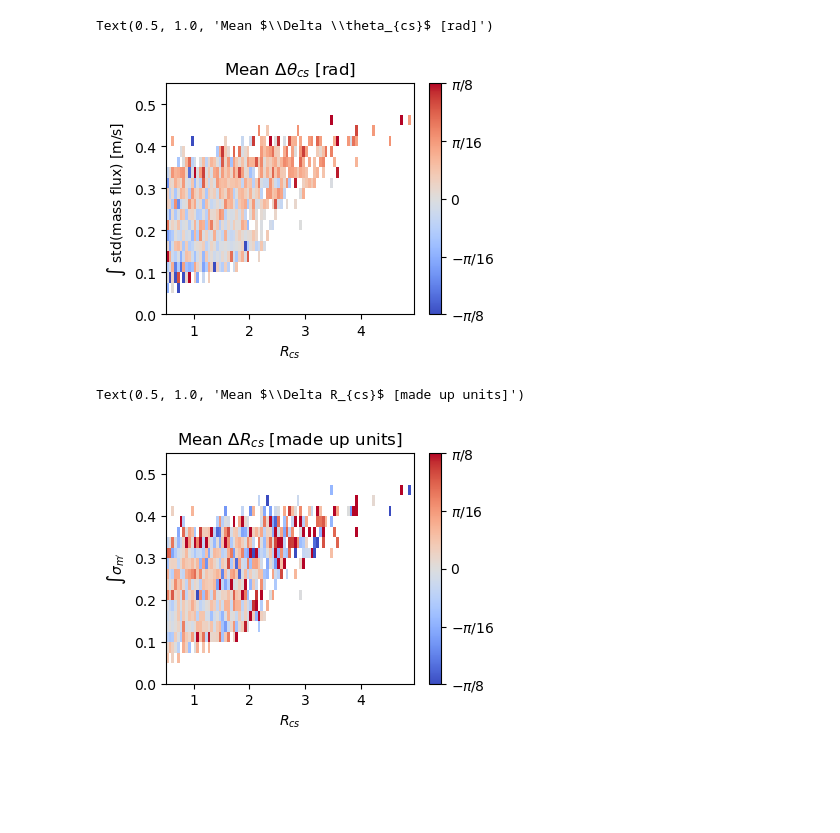
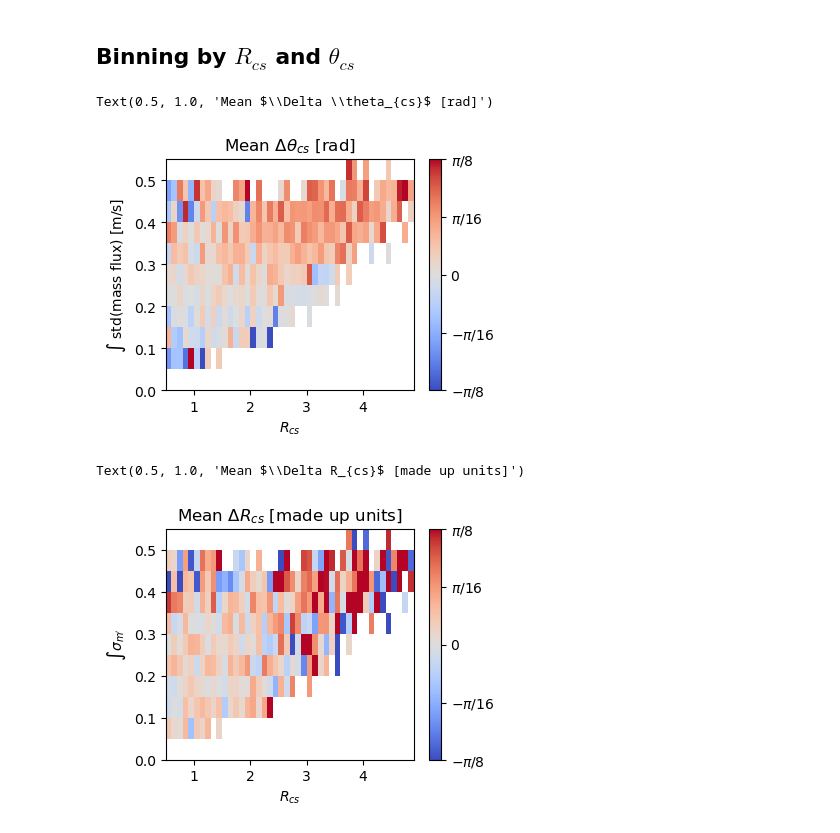
Before and after one commit to pedroanguloumana/scale_interaction_in_gsam, a Jupyter notebook: notebooks/Controls_On_Evolution.ipynb, the cells around one changed output. Cells and saved outputs as stored; diff of their text form; code cells hidden in the pictures; blank space fills up the shorter version.

```diff
--- a/notebooks/Controls_On_Evolution.ipynb
+++ b/notebooks/Controls_On_Evolution.ipynb
@@ -11,3 +14,5 @@ from src.utils import *
+# %% [markdown]
+## Binning by $R_{cs}$ and $\theta_{cs}$
 # %%
 # Load PCs and normalize them by std dev
 #
@@ -49,8 +54,8 @@ std_mf = std_mf.sel(time=delta_theta.time)
 # Compute the mean delta binned by R and theta
 #
 OBS_THRESH = 5
-radius_bins = np.arange(0.5, 5, 0.05)
-std_bins = np.arange(0, 1, 0.025)
+radius_bins = np.arange(0.5, 5, 0.1)
+std_bins = np.arange(0, 1, 0.05)
 assert(radius.shape==theta.shape)
 # Bin data by theta and radius
 #
@@ -84,44 +89,44 @@ ax.set_ylabel(r"$\int$ std(mass flux) [m/s]")
 ax.set_title(r'Mean $\Delta \theta_{cs}$ [rad]')
 # %% [output]
 Text(0.5, 1.0, 'Mean $\\Delta \\theta_{cs}$ [rad]')
-[figure, old version]
+[figure, new version]
 # %%
 # Compute the mean delta binned by R and theta
 #
 OBS_THRESH = 5
-radius_bins = np.arange(0.5, 5, 0.05)
-std_bins = np.arange(0, 1, 0.025)
+radius_bins = np.arange(0.5, 5, 0.1)
+std_bins = np.arange(0, 1, 0.05)
 assert(radius.shape==theta.shape)
 # Bin data by theta and radius
 #
 var_to_bin = delta_radius
 bin_mean = binned_statistic_2d(
     std_mf.data.ravel(),
     radius.data.ravel(),
     var_to_bin.data.ravel(),
     statistic=lambda x: np.nanmean(x) if x.size>OBS_THRESH else np.nan,
     bins=[std_bins, radius_bins]
 ).statistic
 
 # Plot the data
 #
 fig, ax = plt.subplots(figsize=(4, 3))
 xx, yy = np.meshgrid(array_midpoints(radius_bins), array_midpoints(std_bins))
 c = ax.pcolormesh(
     xx, yy,
     bin_mean,
     norm=colors.TwoSlopeNorm(vmin=-np.pi/8, vmax=np.pi/8, vcenter=0),
     cmap=plt.cm.coolwarm
 )
 cb = fig.colorbar(c)
 ticks = [-np.pi/8, -np.pi/16, 0, np.pi/16, np.pi/8]
 cb.set_ticks(ticks)
 cb.set_ticklabels([r"$-\pi/8$", r"$-\pi/16$", "0", r"$\pi/16$", r"$\pi/8$"])
 ax.set_ylim(0, 0.55)
 
 ax.set_xlabel(r'$R_{cs}$')
 ax.set_ylabel(r"$\int \sigma_{m'}$")
 ax.set_title(r'Mean $\Delta R_{cs}$ [made up units]')
 # %% [output]
 Text(0.5, 1.0, 'Mean $\\Delta R_{cs}$ [made up units]')
-[figure, old version]
+[figure, new version]
```
Also changed, not shown: parts of 5 cells of this notebook, 29 other files.
